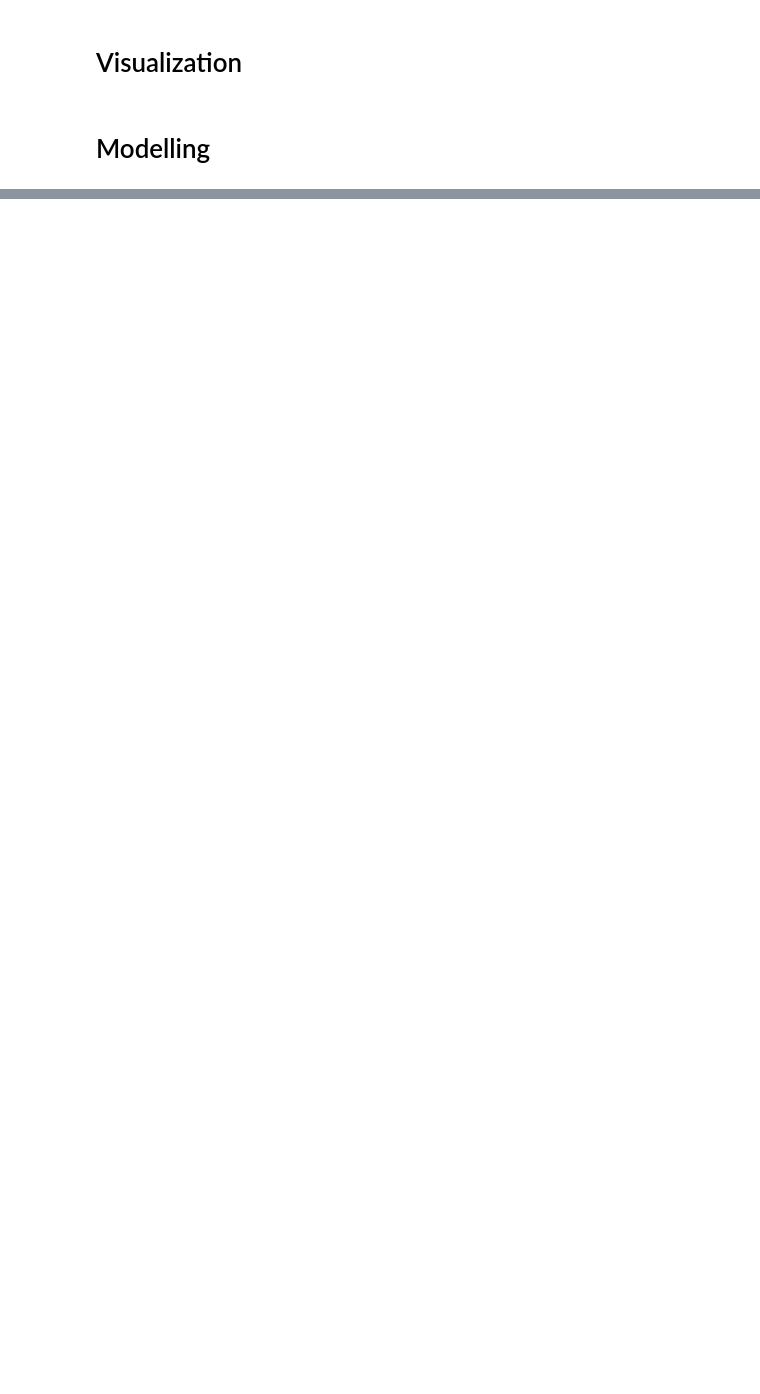
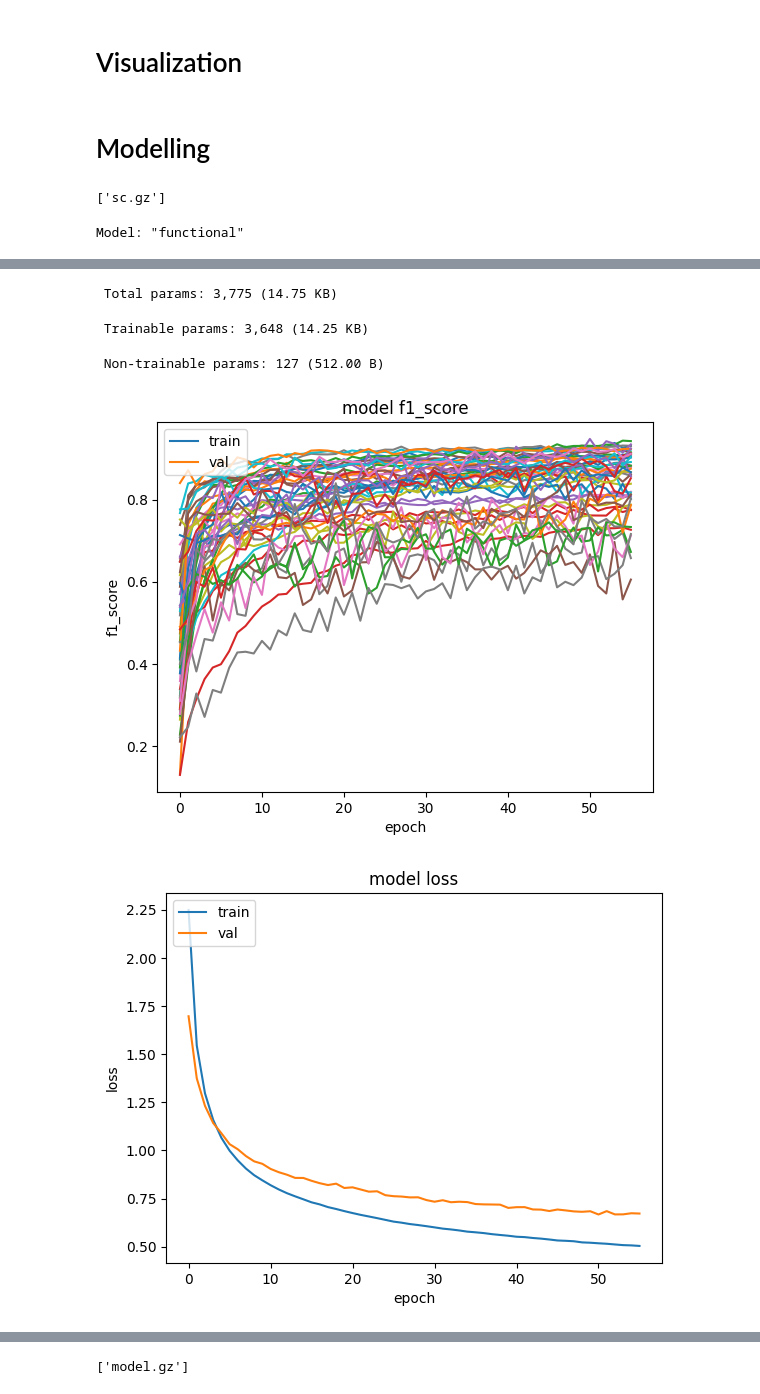
Before and after one commit to syachrulqolbi/Sign-Language-Recognition, a Jupyter notebook: asl_fingerspelling/notebooks/modelling.ipynb, the cells around one changed output, grey strips where cells are left out. Saved outputs shown, nothing was run; the diff lists cells and outputs as text; code cells hidden in the pictures; blank space fills up the shorter version.

```diff
--- a/asl_fingerspelling/notebooks/modelling.ipynb
+++ b/asl_fingerspelling/notebooks/modelling.ipynb
@@ -17,10 +22,11 @@ from imblearn.over_sampling import RandomOverSampler
 # %%
 df = pd.read_csv("data.csv")
+df_temp = df.loc[(df["type"] == "right_hand") &
+                 (~df["sign"].isin(["J", "Z"]))].copy()
 
-for sign in df["sign"].unique():
-    print(sign, len(df["filename"].loc[(df["sign"] == sign)].unique()))
+for sign in df_temp["sign"].unique():
+    print(sign, len(df_temp["filename"].loc[(df_temp["sign"] == sign)].unique()))
 
-df_temp = df.loc[(df["type"] == "right_hand")].copy()
 data = []
 y = []
 for filename in df_temp["filename"].unique():
@@ -30,13 +36,4 @@ for filename in df_temp["filename"].unique():
 data = np.array(data)
 data = data.reshape(data.shape[0], data.shape[1]*data.shape[2])
 y = np.array(y)
-
-sc = StandardScaler()
-data = sc.fit_transform(data)
-
-lda = LDA(n_components=2)
-components = lda.fit_transform(data, y)
-
-fig = px.scatter(components, x=0, y=1, color=y)
-fig.show()
 # %% [output]
@@ -155,7 +157,15 @@ y_train = ohe.fit_transform(y_train)
 y_test = ohe.transform(y_test)
 
 X_train, y_train = ros.fit_resample(X_train, y_train)
+
+joblib.dump(ohe, "ohe.gz")
+joblib.dump(sc, "sc.gz")
+# %% [output]
+['sc.gz']
 # %%
+import joblib
+import matplotlib.pyplot as plt
+
 num_classes = len(np.unique(y))
 
 input_A = tf.keras.layers.Input(shape=(63,), name="hand_input")
@@ -167,13 +177,37 @@ output = tf.keras.layers.Dense(num_classes, activation='softmax', name="output")
 model = tf.keras.Model(inputs=[input_A], outputs=[output])
 
 model.summary()
-tf.keras.utils.plot_model(model, to_file="img.png", show_shapes=True)
+#tf.keras.utils.plot_model(model, to_file="img.png", show_shapes=True)
 
 model.compile(loss='categorical_crossentropy', optimizer='adam', metrics=[tf.keras.metrics.F1Score()])
 callback = tf.keras.callbacks.EarlyStopping(monitor="val_loss",
                                             patience=5)
-model.fit(X_train, y_train,
-          validation_data = (X_test, y_test),
-          batch_size=32, epochs=1000,
-          callbacks=[callback],
-          verbose=1)
+result = model.fit(X_train, y_train,
+                   validation_data = (X_test, y_test),
+                   batch_size=32, epochs=100,
+                   callbacks=[callback],
+                   verbose=0)
+
+plt.plot(result.history['f1_score'])
+plt.plot(result.history['val_f1_score'])
+plt.title('model f1_score')
+plt.ylabel('f1_score')
+plt.xlabel('epoch')
+plt.legend(['train', 'val'], loc='upper left')
+plt.show()
+
+plt.plot(result.history['loss'])
+plt.plot(result.history['val_loss'])
+plt.title('model loss')
+plt.ylabel('loss')
+plt.xlabel('epoch')
+plt.legend(['train', 'val'], loc='upper left')
+plt.show()
+
+y_true = ohe.inverse_transform(y_test).reshape(-1)
+y_pred = ohe.inverse_transform(model.predict(X_test)).reshape(-1)
+print(classification_report(y_true, y_pred, target_names=ohe.categories_[0]))
+
+joblib.dump(model, "model.gz")
+# %% [output]
+Model: "functional"
@@ -179,0 +230,5 @@ model.fit(X_train, y_train,
+ Total params: 3,775 (14.75 KB)
+ Trainable params: 3,648 (14.25 KB)
+ Non-trainable params: 127 (512.00 B)
+[figure, added]
+[figure, added]
@@ -179,0 +252 @@ model.fit(X_train, y_train,
+['model.gz']
```
Also changed, not shown: parts of 7 cells of this notebook, 3 other files.
